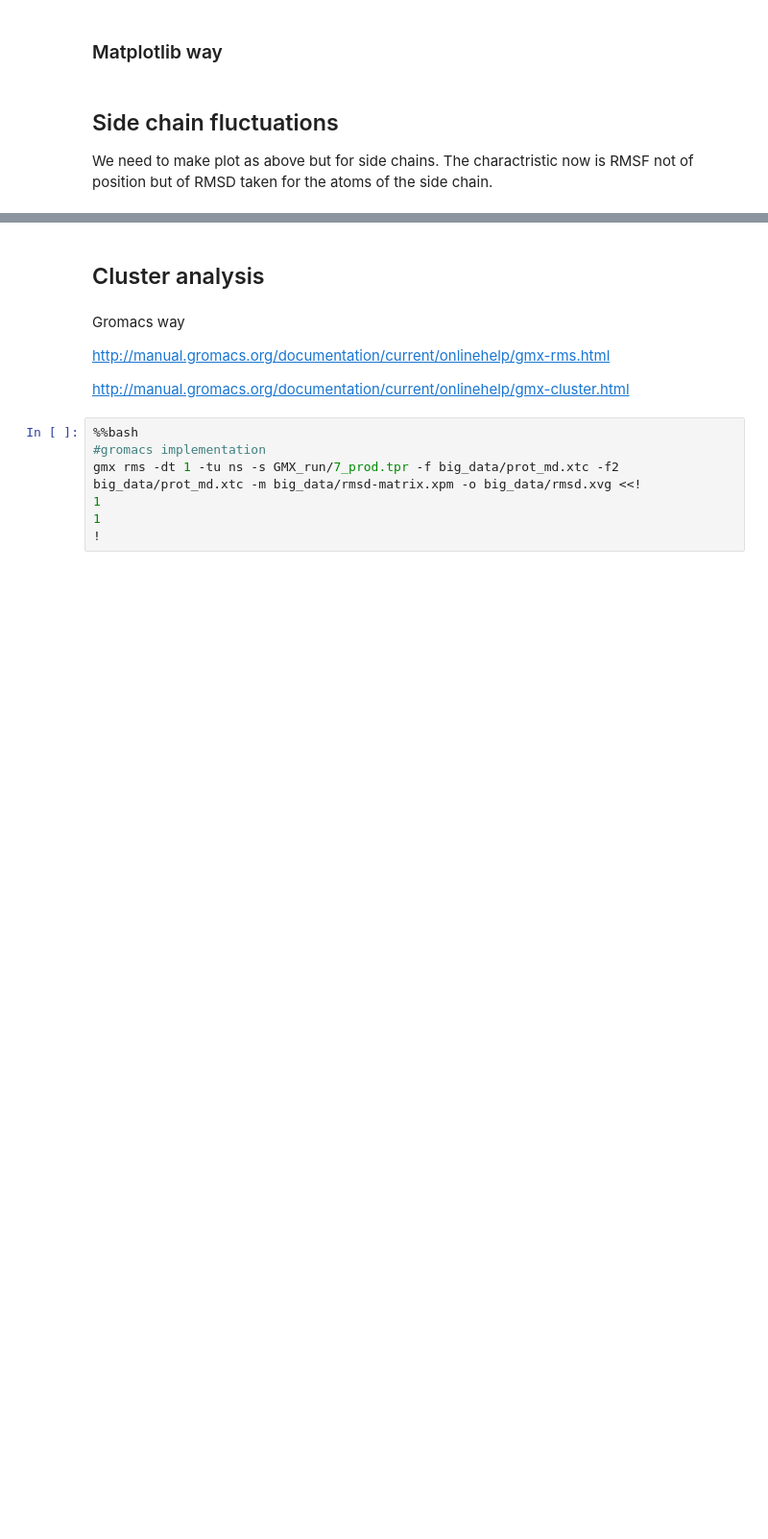
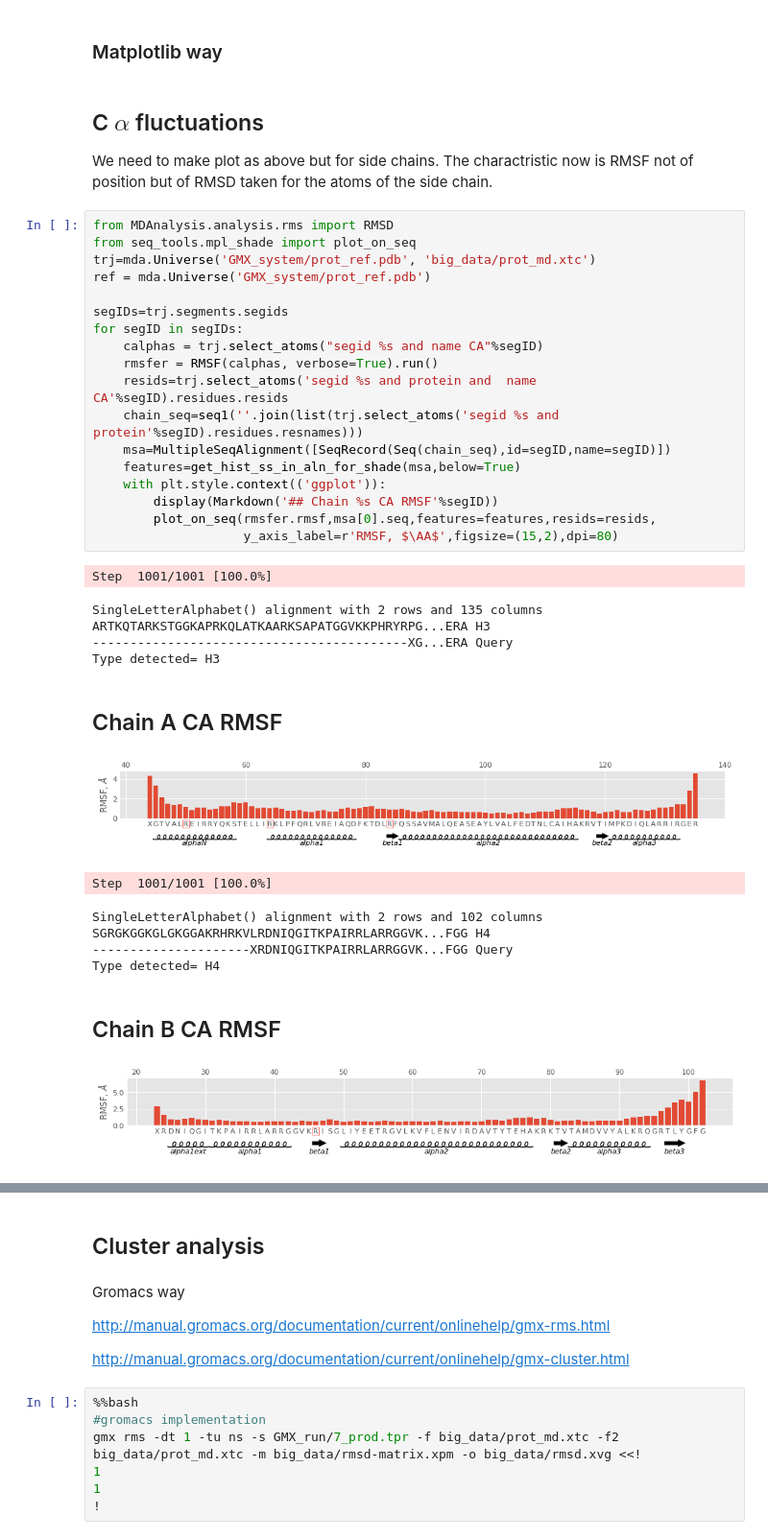
Before and after one commit to chemlove/gmx_template, a Jupyter notebook: 6_1_basic_analysis.ipynb, the cells around one changed output, grey strips where cells are left out. Shown at 96% size. Drawn from its saved outputs; the diff is of its cells as text; blank space fills up the shorter version.

```diff
--- a/6_1_basic_analysis.ipynb
+++ b/6_1_basic_analysis.ipynb
@@ -223,5 +223,38 @@ H4 C-alpha RMSF
 # %% [markdown]
 ### Matplotlib way
 # %% [markdown]
-## Side chain fluctuations
+## C $\alpha$ fluctuations
 We need to make plot as above but for side chains. The charactristic now is RMSF not of position but of RMSD taken for the atoms of the side chain.
+# %%
+from MDAnalysis.analysis.rms import RMSD
+from seq_tools.mpl_shade import plot_on_seq
+trj=mda.Universe('GMX_system/prot_ref.pdb', 'big_data/prot_md.xtc')
+ref = mda.Universe('GMX_system/prot_ref.pdb')
+
+segIDs=trj.segments.segids
+for segID in segIDs:
+    calphas = trj.select_atoms("segid %s and name CA"%segID)
+    rmsfer = RMSF(calphas, verbose=True).run()
+    resids=trj.select_atoms('segid %s and protein and  name CA'%segID).residues.resids
+    chain_seq=seq1(''.join(list(trj.select_atoms('segid %s and protein'%segID).residues.resnames)))
+    msa=MultipleSeqAlignment([SeqRecord(Seq(chain_seq),id=segID,name=segID)])
+    features=get_hist_ss_in_aln_for_shade(msa,below=True)
+    with plt.style.context(('ggplot')):
+        display(Markdown('## Chain %s CA RMSF'%segID))
+        plot_on_seq(rmsfer.rmsf,msa[0].seq,features=features,resids=resids,
+                    y_axis_label=r'RMSF, $\AA$',figsize=(15,2),dpi=80)
+# %% [output]
+Step  1001/1001 [100.0%]
+SingleLetterAlphabet() alignment with 2 rows and 135 columns
+ARTKQTARKSTGGKAPRKQLATKAARKSAPATGGVKKPHRYRPG...ERA H3
+------------------------------------------XG...ERA Query
+Type detected= H3
+## Chain A CA RMSF
+[figure, added]
+Step  1001/1001 [100.0%]
+SingleLetterAlphabet() alignment with 2 rows and 102 columns
+SGRGKGGKGLGKGGAKRHRKVLRDNIQGITKPAIRRLARRGGVK...FGG H4
+---------------------XRDNIQGITKPAIRRLARRGGVK...FGG Query
+Type detected= H4
+## Chain B CA RMSF
+[figure, added]
```
Also changed, not shown: parts of 4 cells of this notebook, 1 other file.
